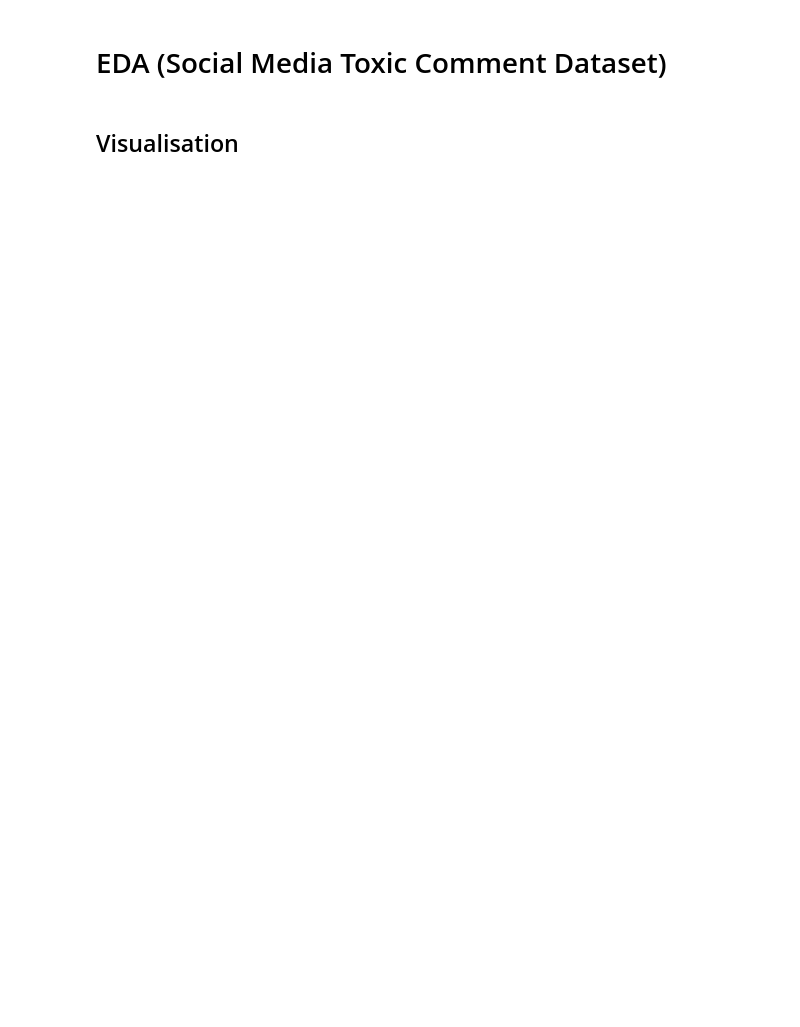
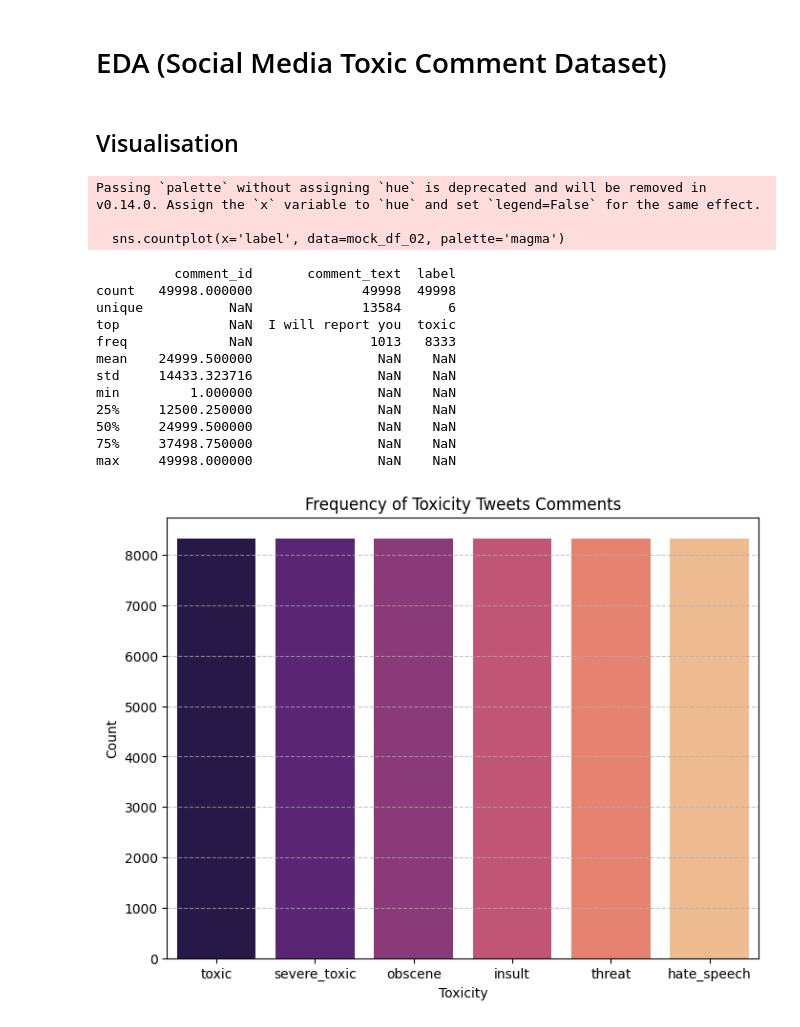
Before and after one commit to hongjiaherng/toxicshield, a Jupyter notebook: data/dataset-analytics.ipynb, the cells around one changed output. Saved outputs shown, nothing was run; the diff lists cells and outputs as text; code cells hidden in the pictures; blank space fills up the shorter version.

```diff
--- a/data/dataset-analytics.ipynb
+++ b/data/dataset-analytics.ipynb
@@ -57,12 +79,29 @@ print(df02.describe())
 # %%
 # dataframe of Toxic Tweets Dataset
 mock_df_02 = df02
 
 plt.figure(figsize=(8, 6))
 sns.countplot(x='label', data=mock_df_02, palette='magma')
-plt.title('Frequency of Toxic (1) vs. Non-Toxic (0) Tweets Comments')
+plt.title('Frequency of Toxicity Tweets Comments')
 plt.xlabel('Toxicity')
 plt.ylabel('Count')
 plt.grid(axis='y', linestyle='--', alpha=0.7)
 plt.savefig('toxicity_histogram_02.png')
 print(mock_df_02.describe(include='all'))
+# %% [output]
+Passing `palette` without assigning `hue` is deprecated and will be removed in v0.14.0. Assign the `x` variable to `hue` and set `legend=False` for the same effect.
+
+  sns.countplot(x='label', data=mock_df_02, palette='magma')
+          comment_id       comment_text  label
+count   49998.000000              49998  49998
+unique           NaN              13584      6
+top              NaN  I will report you  toxic
+freq             NaN               1013   8333
+mean    24999.500000                NaN    NaN
+std     14433.323716                NaN    NaN
+min         1.000000                NaN    NaN
+25%     12500.250000                NaN    NaN
+50%     24999.500000                NaN    NaN
+75%     37498.750000                NaN    NaN
+max     49998.000000                NaN    NaN
+[figure, added]
```
Also changed, not shown: parts of 1 cell of this notebook.
